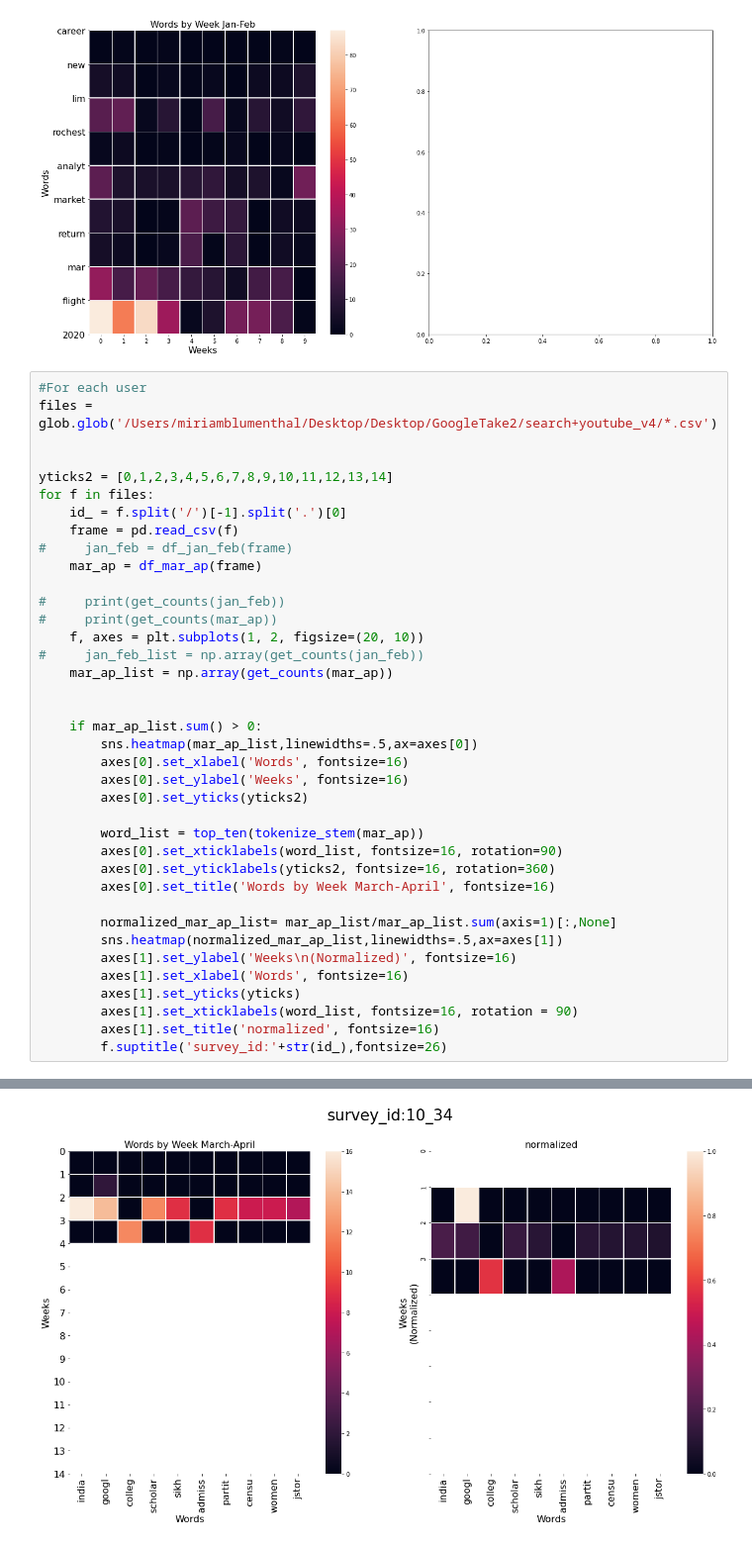
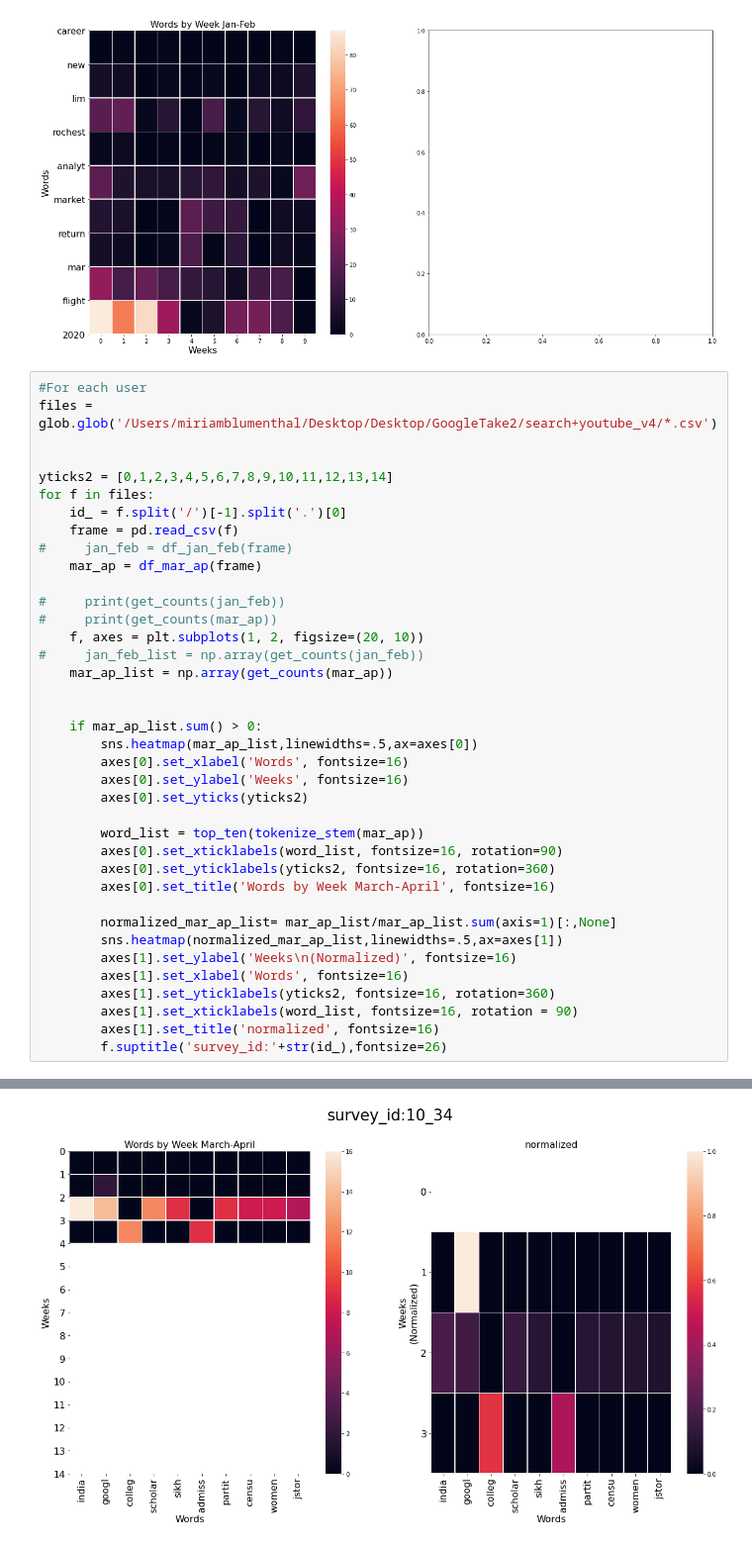
Before and after one commit to azaman13/covid19, a Jupyter notebook: Top_Words.ipynb, the cells around one changed output, grey strips where cells are left out. Shown at 99% size. Saved outputs shown, nothing was run; the diff lists cells and outputs as text.

```diff
--- a/Top_Words.ipynb
+++ b/Top_Words.ipynb
@@ -263,7 +263,7 @@ for f in files:
         sns.heatmap(normalized_mar_ap_list,linewidths=.5,ax=axes[1])
         axes[1].set_ylabel('Weeks\n(Normalized)', fontsize=16)
         axes[1].set_xlabel('Words', fontsize=16)
-        axes[1].set_yticks(yticks)
+        axes[1].set_yticklabels(yticks2, fontsize=16, rotation=360)
         axes[1].set_xticklabels(word_list, fontsize=16, rotation = 90)
         axes[1].set_title('normalized', fontsize=16)
         f.suptitle('survey_id:'+str(id_),fontsize=26)
@@ -272,2 +272,2 @@ for f in files:
-[figure, old version]
+[figure, new version]
 [figure]
```
Also changed, not shown: parts of 1 cell of this notebook.
